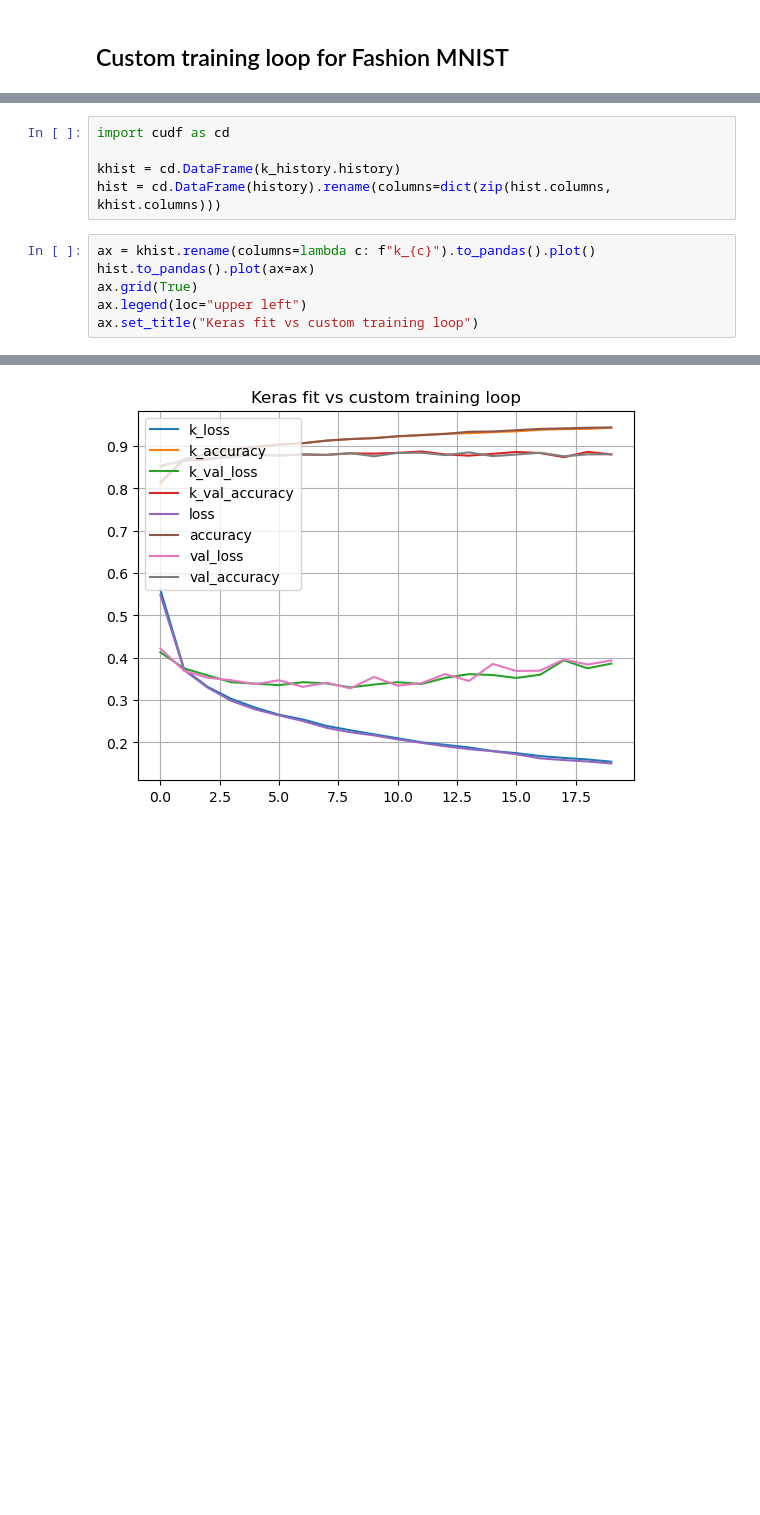
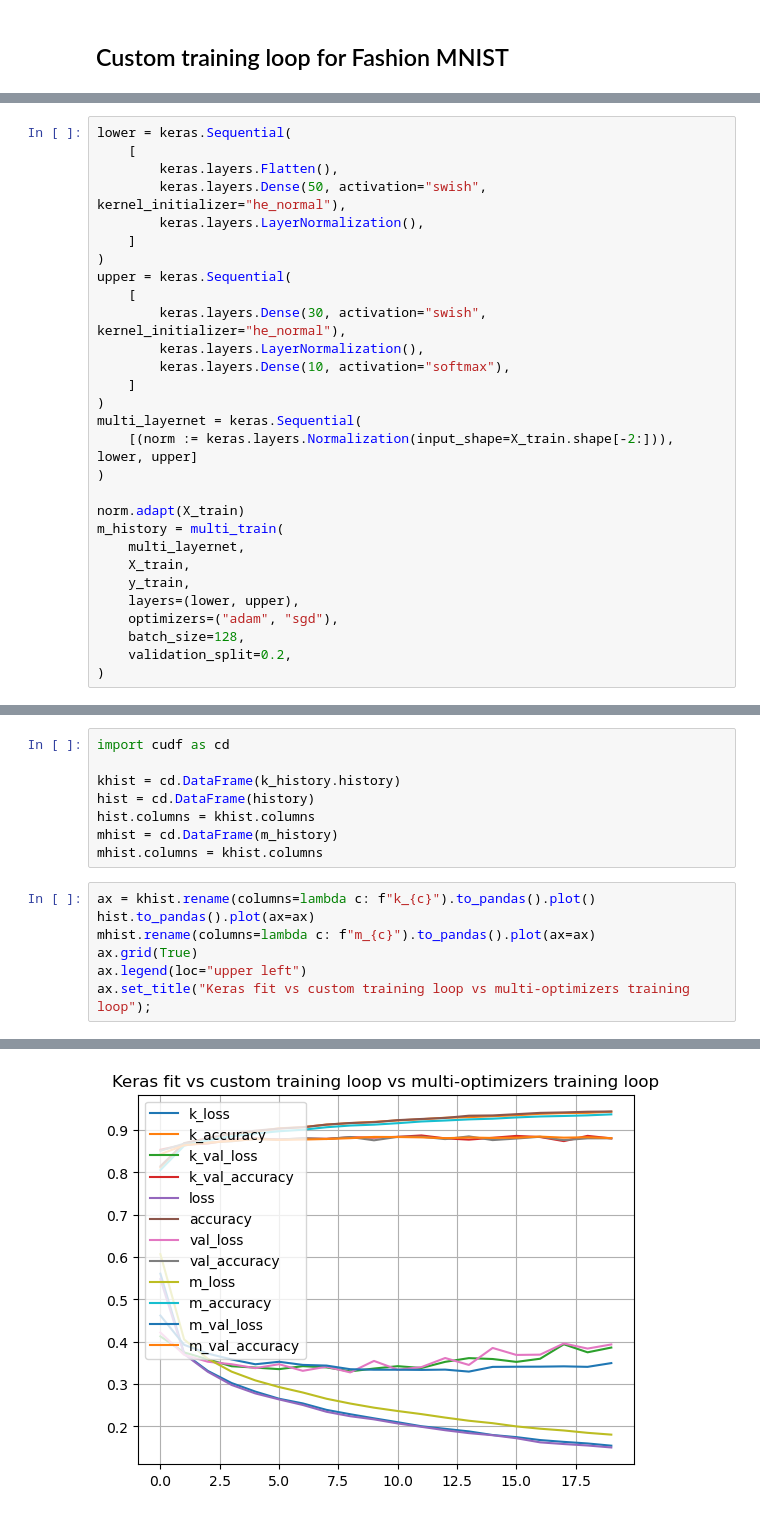
Before and after one commit to 2goodAP/handson-machine-learning, a Jupyter notebook: handson-ml/handson_ml/chapter_12/custom_models.ipynb, the cells around one changed output, grey strips where cells are left out. Cells and saved outputs as stored; diff of their text form; blank space fills up the shorter version.

Commit message:
Update `custom_models.ipynb` with multi-optimizers custom training loop

```diff
--- a/handson-ml/handson_ml/chapter_12/custom_models.ipynb
+++ b/handson-ml/handson_ml/chapter_12/custom_models.ipynb
@@ -406,0 +547,29 @@ history
+# %%
+lower = keras.Sequential(
+    [
+        keras.layers.Flatten(),
+        keras.layers.Dense(50, activation="swish", kernel_initializer="he_normal"),
+        keras.layers.LayerNormalization(),
+    ]
+)
+upper = keras.Sequential(
+    [
+        keras.layers.Dense(30, activation="swish", kernel_initializer="he_normal"),
+        keras.layers.LayerNormalization(),
+        keras.layers.Dense(10, activation="softmax"),
+    ]
+)
+multi_layernet = keras.Sequential(
+    [(norm := keras.layers.Normalization(input_shape=X_train.shape[-2:])), lower, upper]
+)
+
+norm.adapt(X_train)
+m_history = multi_train(
+    multi_layernet,
+    X_train,
+    y_train,
+    layers=(lower, upper),
+    optimizers=("adam", "sgd"),
+    batch_size=128,
+    validation_split=0.2,
+)
@@ -408,11 +615,15 @@ history
 import cudf as cd
 
 khist = cd.DataFrame(k_history.history)
-hist = cd.DataFrame(history).rename(columns=dict(zip(hist.columns, khist.columns)))
+hist = cd.DataFrame(history)
+hist.columns = khist.columns
+mhist = cd.DataFrame(m_history)
+mhist.columns = khist.columns
 # %%
 ax = khist.rename(columns=lambda c: f"k_{c}").to_pandas().plot()
 hist.to_pandas().plot(ax=ax)
+mhist.rename(columns=lambda c: f"m_{c}").to_pandas().plot(ax=ax)
 ax.grid(True)
 ax.legend(loc="upper left")
-ax.set_title("Keras fit vs custom training loop")
+ax.set_title("Keras fit vs custom training loop vs multi-optimizers training loop");
 # %% [output]
@@ -420 +630 @@ Text(0.5, 1.0, 'Keras fit vs custom training loop')
-[figure, old version]
+[figure, new version]
```
Also changed, not shown: parts of 12 cells of this notebook.
